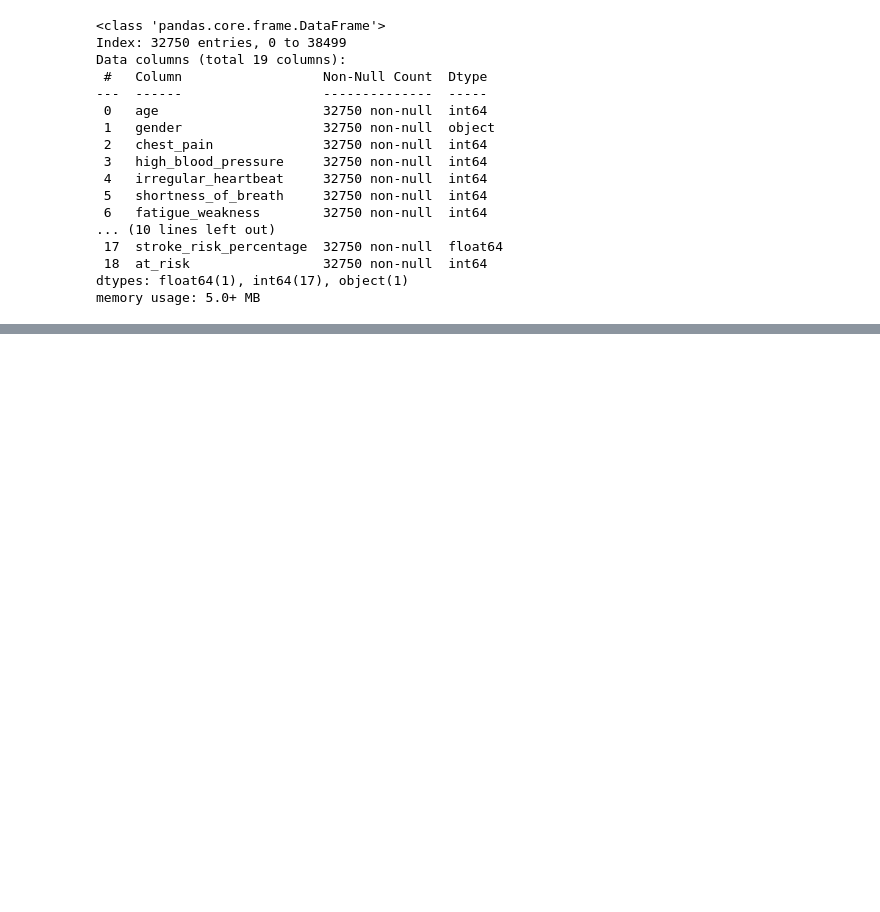
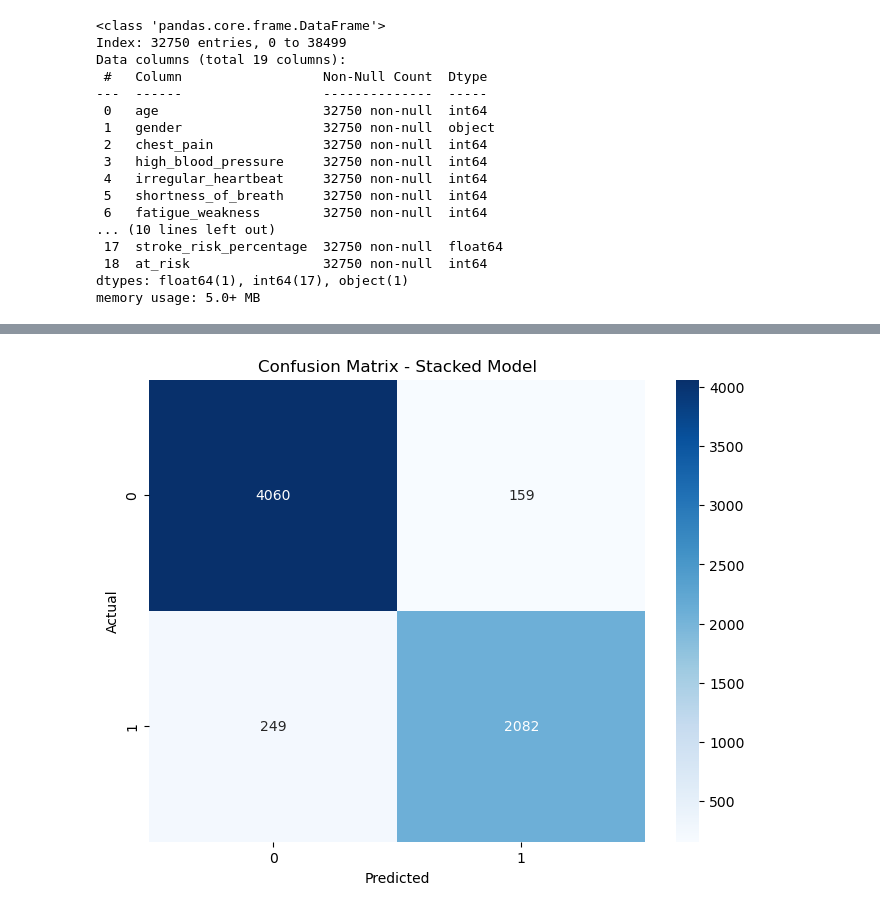
Before and after one commit to patelatwork/stroke-prediction, a Jupyter notebook: note.ipynb, the cells around one changed output, grey strips where cells are left out. Saved outputs shown, nothing was run; the diff lists cells and outputs as text; code cells hidden in the pictures; blank space fills up the shorter version.

```diff
--- a/note.ipynb
+++ b/note.ipynb
@@ -430,0 +561,90 @@ memory usage: 5.0+ MB
+# %%
+# Step 1: Import all required libraries and functions
+import numpy as np
+import pandas as pd
+import matplotlib.pyplot as plt
+import seaborn as sns
+
+from sklearn.linear_model import LogisticRegression
+from sklearn.neural_network import MLPClassifier
+from xgboost import XGBClassifier
+from sklearn.ensemble import GradientBoostingClassifier
+from sklearn.model_selection import train_test_split, cross_val_predict
+from sklearn.metrics import accuracy_score, classification_report, confusion_matrix
+
+# Step 2: Prepare your data
+# (Assuming that your dataframe 'df' and the label encoder 'le' are already defined and fitted)
+# Drop columns that are not features and separate target
+X = df.drop(['at_risk', 'stroke_risk_percentage', 'gender'], axis=1)
+y = df['at_risk']
+
+# Convert gender to numeric using the pre-fitted encoder 'le'
+X['gender_encoded'] = le.transform(df['gender'])
+
+# Step 3: Split the data into training and testing sets
+X_train, X_test, y_train, y_test = train_test_split(X, y, test_size=0.2, random_state=42)
+
+# Convert columns (except for 'gender_encoded') to int64 in both train and test sets
+columns_to_convert = [col for col in X_train.columns if col != 'gender_encoded']
+X_train[columns_to_convert] = X_train[columns_to_convert].astype('int64')
+X_test[columns_to_convert] = X_test[columns_to_convert].astype('int64')
+
+# Step 4: Initialize base models for stacking
+base_models = {
+    'gb': GradientBoostingClassifier(n_estimators=100, learning_rate=0.1, max_depth=3, random_state=42),
+    'xgb': XGBClassifier(n_estimators=100, learning_rate=0.1, max_depth=3, random_state=42),
+    'mlp': MLPClassifier(hidden_layer_sizes=(100, 50), max_iter=500, random_state=42),
+    'lr': LogisticRegression(random_state=42)
+}
+
+# Step 5: Create meta-features using cross-validated predictions
+meta_features = np.zeros((X.shape[0], len(base_models)))
+meta_test_features = np.zeros((X_test.shape[0], len(base_models)))
+
+for i, (name, model) in enumerate(base_models.items()):
+    # Generate cross-validated prediction probabilities for training data (use probability for the positive class)
+    meta_features[:, i] = cross_val_predict(model, X, y, cv=5, method='predict_proba')[:, 1]
+
+    # Fit each base model on all of X and predict probabilities on the test set
+    model.fit(X, y)
+    meta_test_features[:, i] = model.predict_proba(X_test)[:, 1]
+
+# Step 6: Train a meta-model (stacking model) using the meta-features
+meta_model = LogisticRegression(random_state=42)
+meta_model.fit(meta_features, y)
+
+# Step 7: Make final predictions using the meta-model
+final_predictions = meta_model.predict(meta_test_features)
+meta_accuracy = accuracy_score(y_test, final_predictions)
+
+# Step 8: Print performance metrics for the stacked model
+print("\nStacked Model Performance:")
+print(f"Meta-model Accuracy: {meta_accuracy:.4f}")
+print("\nClassification Report:")
+print(classification_report(y_test, final_predictions))
+
+# Step 9: Plot confusion matrix for the stacked model
+plt.figure(figsize=(8, 6))
+sns.heatmap(confusion_matrix(y_test, final_predictions), annot=True, fmt='d', cmap='Blues')
+plt.title('Confusion Matrix - Stacked Model')
+plt.xlabel('Predicted')
+plt.ylabel('Actual')
+plt.show()
+
+# Step 10: Compare performances of individual base models and the stacked model
+model_performances = {
+    'GradientBoosting': accuracy_score(y_test, base_models['gb'].predict(X_test)),
+    'XGBoost': accuracy_score(y_test, base_models['xgb'].predict(X_test)),
+    'Neural Network': accuracy_score(y_test, base_models['mlp'].predict(X_test)),
+    'Logistic Regression': accuracy_score(y_test, base_models['lr'].predict(X_test)),
+    'Stacked Model': meta_accuracy
+}
+
+plt.figure(figsize=(10, 6))
+plt.bar(model_performances.keys(), model_performances.values())
+plt.title('Model Performance Comparison')
+plt.ylabel('Accuracy')
+plt.xticks(rotation=45)
+plt.tight_layout()
+plt.show()
+# %% [output]
@@ -430,0 +663 @@ memory usage: 5.0+ MB
+[figure, added]
```
Also changed, not shown: parts of 3 cells of this notebook, 1 other file.
